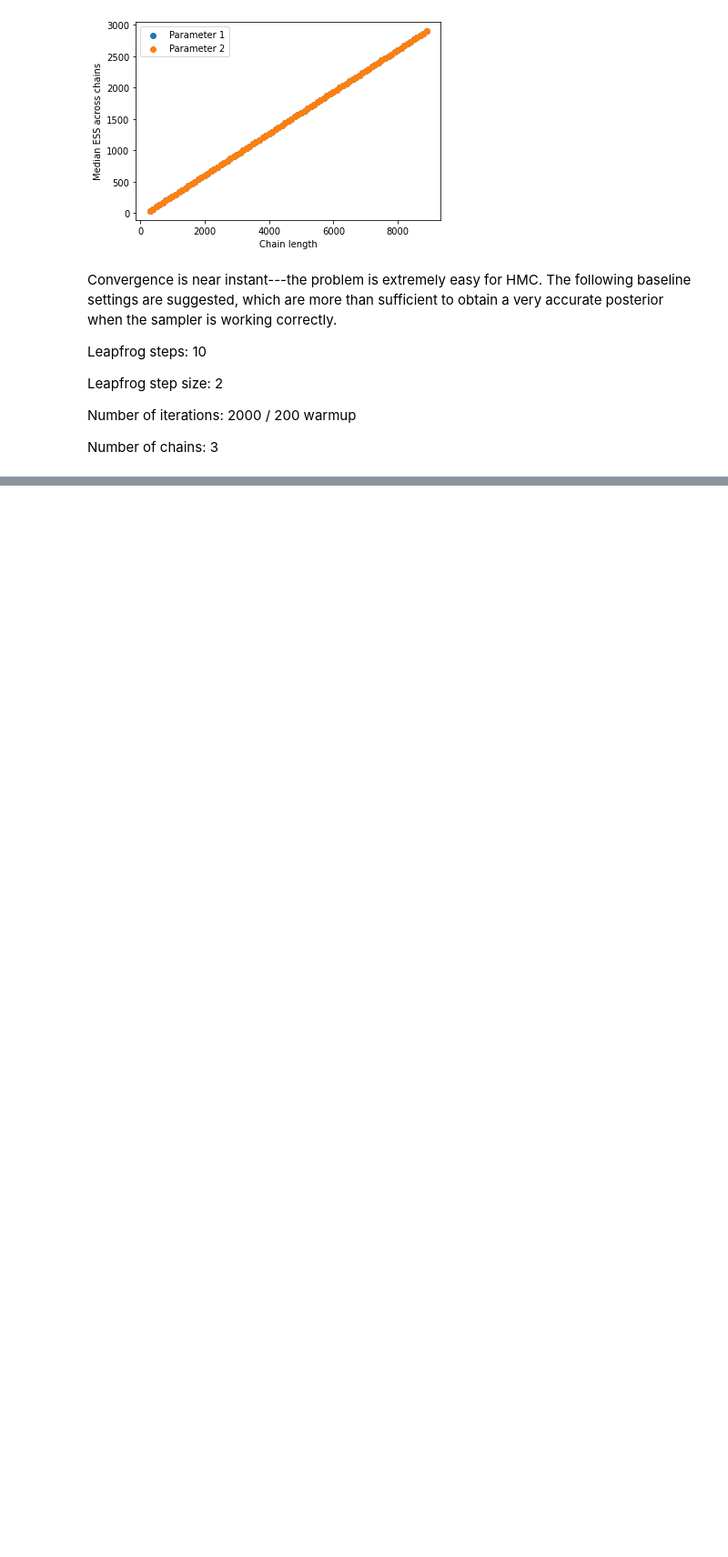
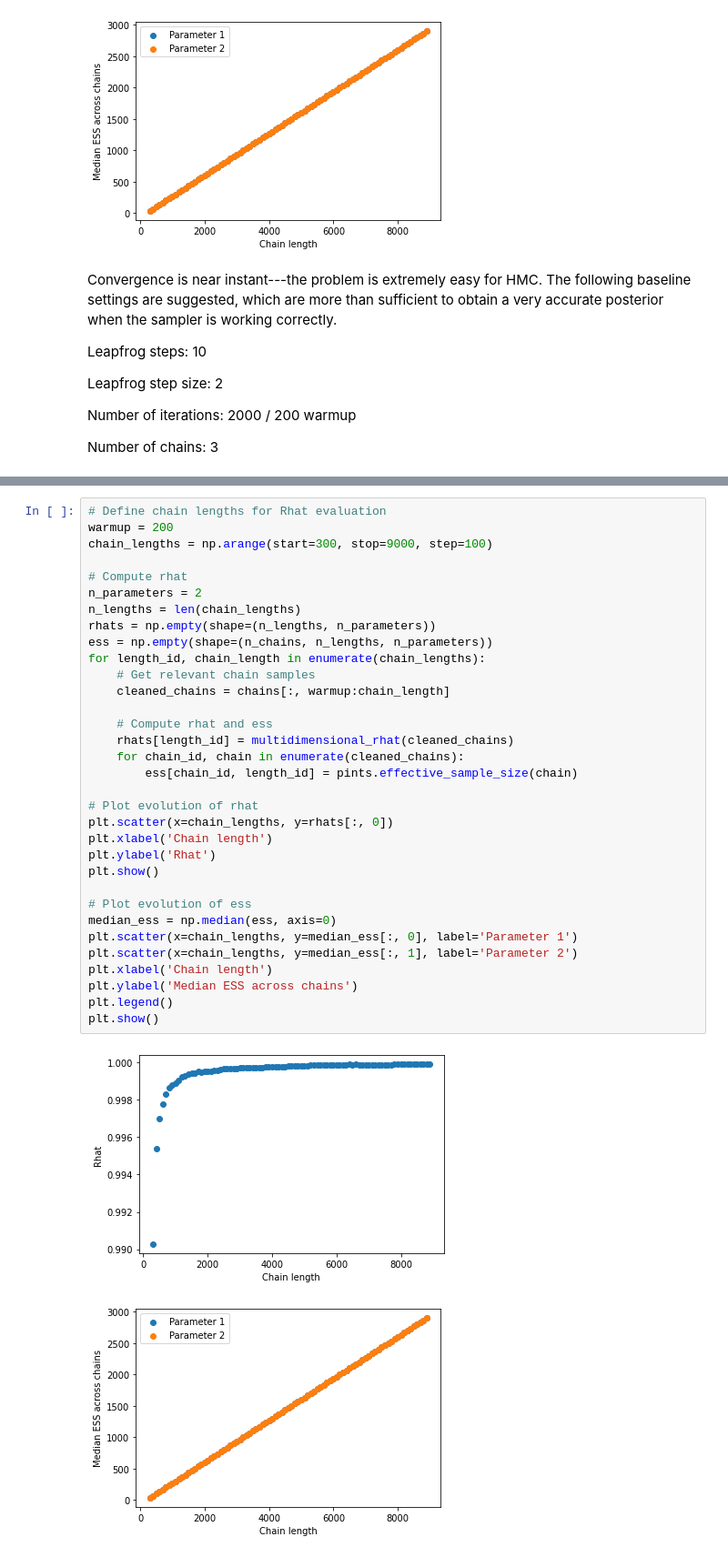
Before and after one commit to pints-team/functional-testing-2, a Jupyter notebook: change_detection/notebooks/Hamiltonian MCMC/2dim Gaussian distribution/baseline.ipynb, the cells around one changed output, grey strips where cells are left out. Shown: that part at 91% size. Cells and saved outputs as stored; diff of their text form; blank space fills up the shorter version.

Commit message:
add multidimensional R to notebook

```diff
--- a/change_detection/notebooks/Hamiltonian MCMC/2dim Gaussian distribution/baseline.ipynb
+++ b/change_detection/notebooks/Hamiltonian MCMC/2dim Gaussian distribution/baseline.ipynb
@@ -163,0 +220,36 @@ Number of chains: 3
+# %%
+# Define chain lengths for Rhat evaluation
+warmup = 200
+chain_lengths = np.arange(start=300, stop=9000, step=100)
+
+# Compute rhat
+n_parameters = 2
+n_lengths = len(chain_lengths)
+rhats = np.empty(shape=(n_lengths, n_parameters))
+ess = np.empty(shape=(n_chains, n_lengths, n_parameters))
+for length_id, chain_length in enumerate(chain_lengths):
+    # Get relevant chain samples
+    cleaned_chains = chains[:, warmup:chain_length]
+
+    # Compute rhat and ess
+    rhats[length_id] = multidimensional_rhat(cleaned_chains)
+    for chain_id, chain in enumerate(cleaned_chains):
+        ess[chain_id, length_id] = pints.effective_sample_size(chain)
+
+# Plot evolution of rhat
+plt.scatter(x=chain_lengths, y=rhats[:, 0])
+plt.xlabel('Chain length')
+plt.ylabel('Rhat')
+plt.show()
+
+# Plot evolution of ess
+median_ess = np.median(ess, axis=0)
+plt.scatter(x=chain_lengths, y=median_ess[:, 0], label='Parameter 1')
+plt.scatter(x=chain_lengths, y=median_ess[:, 1], label='Parameter 2')
+plt.xlabel('Chain length')
+plt.ylabel('Median ESS across chains')
+plt.legend()
+plt.show()
+# %% [output]
+[figure, added]
+[figure, added]
```
Also changed, not shown: parts of 8 cells of this notebook.
